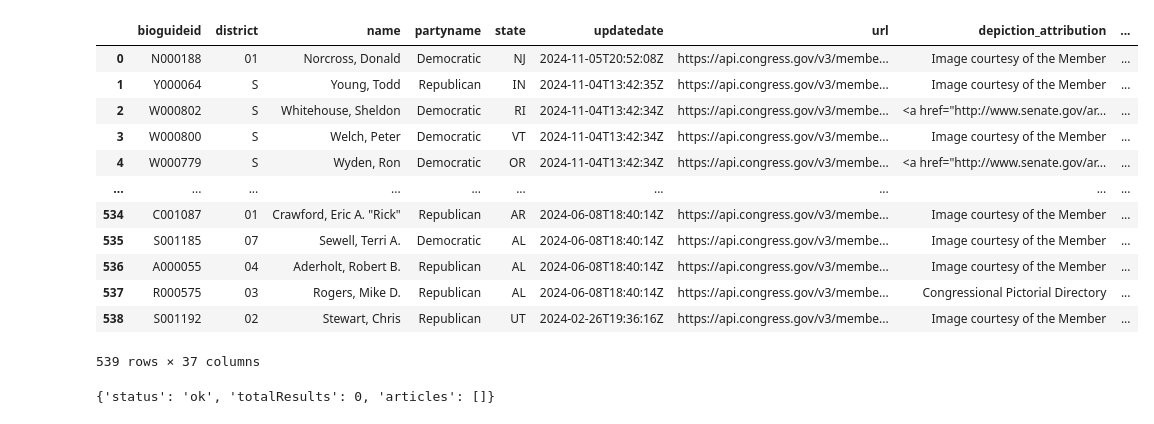
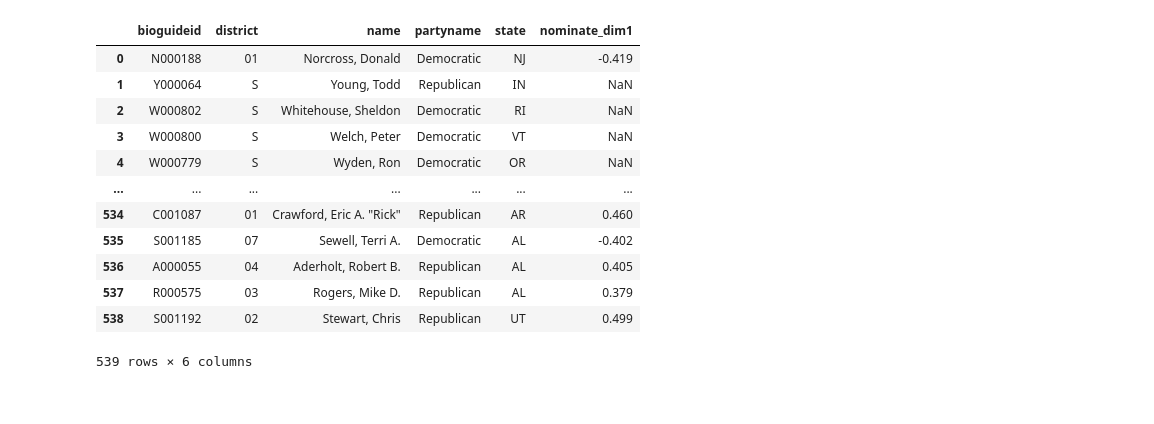
Before and after one commit to jkropko/contrans2024, a Jupyter notebook: sandbox.ipynb, the cells around one changed output. Cells and saved outputs as stored; diff of their text form; code cells hidden in the pictures.

```diff
--- a/sandbox.ipynb
+++ b/sandbox.ipynb
@@ -23,20 +121,22 @@ server, engine = ct.connect_to_postgres(ct.POSTGRES_PASSWORD)
 # %%
+server, engine = ct.connect_to_postgres(ct.POSTGRES_PASSWORD)
 myquery = '''
-SELECT *
+SELECT bioguideid, district, name, partyname, state, nominate_dim1
 FROM members
 '''
-pd.read_sql_query(myquery, con=engine)
+ideo = pd.read_sql_query(myquery, con=engine)
+ideo
 # %% [output]
-|  | bioguideid | district | name | partyname | state | updatedate | url | depiction_attribution | ... |
-| 0 | N000188 | 01 | Norcross, Donald | Democratic | NJ | 2024-11-05T20:52:08Z | https://api.congress.gov/v3/membe... | Image courtesy of the Member | ... |
-| 1 | Y000064 | S | Young, Todd | Republican | IN | 2024-11-04T13:42:35Z | https://api.congress.gov/v3/membe... | Image courtesy of the Member | ... |
-| 2 | W000802 | S | Whitehouse, Sheldon | Democratic | RI | 2024-11-04T13:42:34Z | https://api.congress.gov/v3/membe... | <a href="http://www.senate.gov/ar... | ... |
-| 3 | W000800 | S | Welch, Peter | Democratic | VT | 2024-11-04T13:42:34Z | https://api.congress.gov/v3/membe... | Image courtesy of the Member | ... |
-| 4 | W000779 | S | Wyden, Ron | Democratic | OR | 2024-11-04T13:42:34Z | https://api.congress.gov/v3/membe... | <a href="http://www.senate.gov/ar... | ... |
-| ... | ... | ... | ... | ... | ... | ... | ... | ... | ... |
-| 534 | C001087 | 01 | Crawford, Eric A. "Rick" | Republican | AR | 2024-06-08T18:40:14Z | https://api.congress.gov/v3/membe... | Image courtesy of the Member | ... |
-| 535 | S001185 | 07 | Sewell, Terri A. | Democratic | AL | 2024-06-08T18:40:14Z | https://api.congress.gov/v3/membe... | Image courtesy of the Member | ... |
-| 536 | A000055 | 04 | Aderholt, Robert B. | Republican | AL | 2024-06-08T18:40:14Z | https://api.congress.gov/v3/membe... | Image courtesy of the Member | ... |
-| 537 | R000575 | 03 | Rogers, Mike D. | Republican | AL | 2024-06-08T18:40:14Z | https://api.congress.gov/v3/membe... | Congressional Pictorial Directory | ... |
-| 538 | S001192 | 02 | Stewart, Chris | Republican | UT | 2024-02-26T19:36:16Z | https://api.congress.gov/v3/membe... | Image courtesy of the Member | ... |
+|  | bioguideid | district | name | partyname | state | nominate_dim1 |
+| 0 | N000188 | 01 | Norcross, Donald | Democratic | NJ | -0.419 |
+| 1 | Y000064 | S | Young, Todd | Republican | IN | NaN |
+| 2 | W000802 | S | Whitehouse, Sheldon | Democratic | RI | NaN |
+| 3 | W000800 | S | Welch, Peter | Democratic | VT | NaN |
+| 4 | W000779 | S | Wyden, Ron | Democratic | OR | NaN |
+| ... | ... | ... | ... | ... | ... | ... |
+| 534 | C001087 | 01 | Crawford, Eric A. "Rick" | Republican | AR | 0.460 |
+| 535 | S001185 | 07 | Sewell, Terri A. | Democratic | AL | -0.402 |
+| 536 | A000055 | 04 | Aderholt, Robert B. | Republican | AL | 0.405 |
+| 537 | R000575 | 03 | Rogers, Mike D. | Republican | AL | 0.379 |
+| 538 | S001192 | 02 | Stewart, Chris | Republican | UT | 0.499 |
-539 rows × 37 columns
+539 rows × 6 columns
@@ -45,4 +142,0 @@ r =ct.summarize_news('N000188', engine)
-# %%
-r.json()
-# %% [output]
-{'status': 'ok', 'totalResults': 0, 'articles': []}
```
Also changed, not shown: parts of 17 cells of this notebook, 3 other files.
